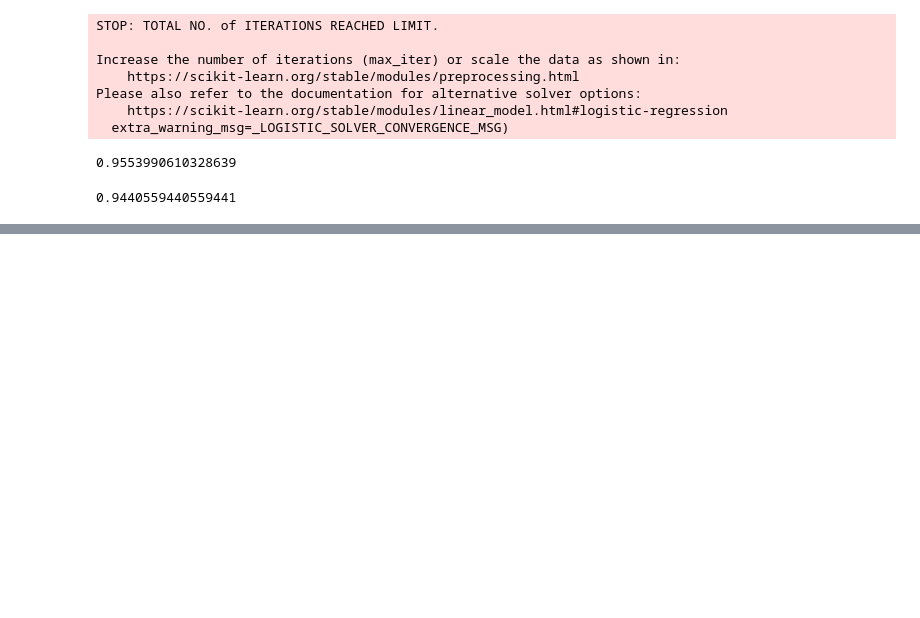
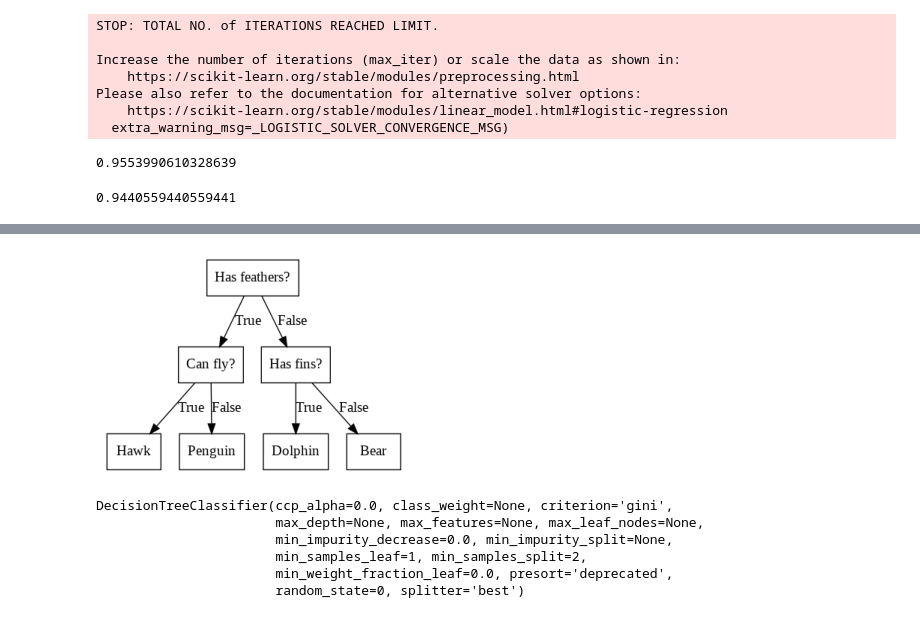
Before and after one commit to seokjinwoo/randomforest, a Jupyter notebook: mglearn.ipynb, the cells around one changed output, grey strips where cells are left out. Saved outputs shown, nothing was run; the diff lists cells and outputs as text; code cells hidden in the pictures; blank space fills up the shorter version.

```diff
--- a/mglearn.ipynb
+++ b/mglearn.ipynb
@@ -374,0 +411,5 @@ logreg100.score(X_test, y_test)
+# %%
+# decision tree
+mglearn.plots.plot_animal_tree()
+# %% [output]
+[figure, added]
@@ -374,0 +428,9 @@ logreg100.score(X_test, y_test)
+# %%
+tree.fit(X_train, y_train)
+# %% [output]
+DecisionTreeClassifier(ccp_alpha=0.0, class_weight=None, criterion='gini',
+                       max_depth=None, max_features=None, max_leaf_nodes=None,
+                       min_impurity_decrease=0.0, min_impurity_split=None,
+                       min_samples_leaf=1, min_samples_split=2,
+                       min_weight_fraction_leaf=0.0, presort='deprecated',
+                       random_state=0, splitter='best')
```
Also changed, not shown: parts of 28 cells of this notebook.
